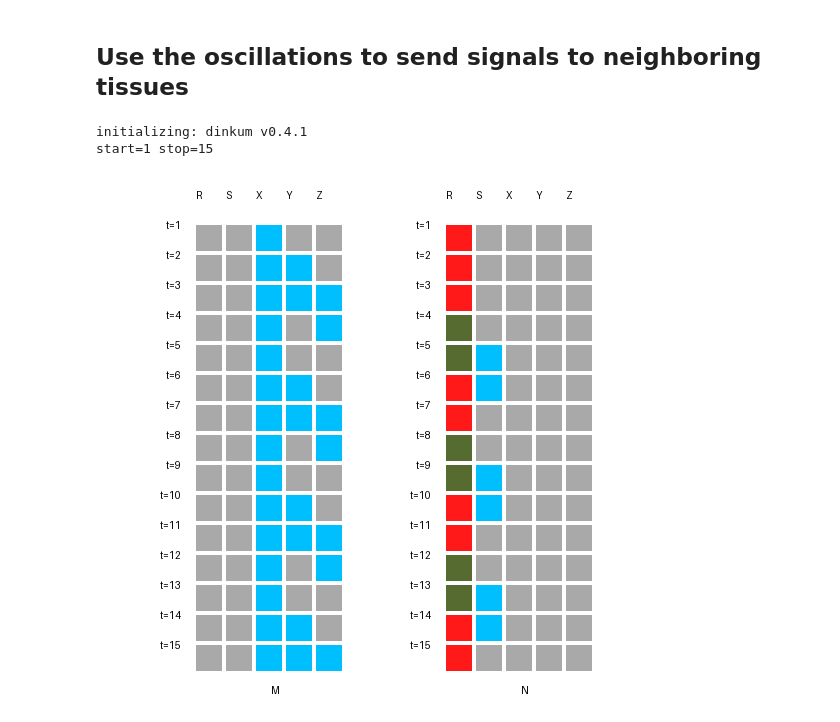
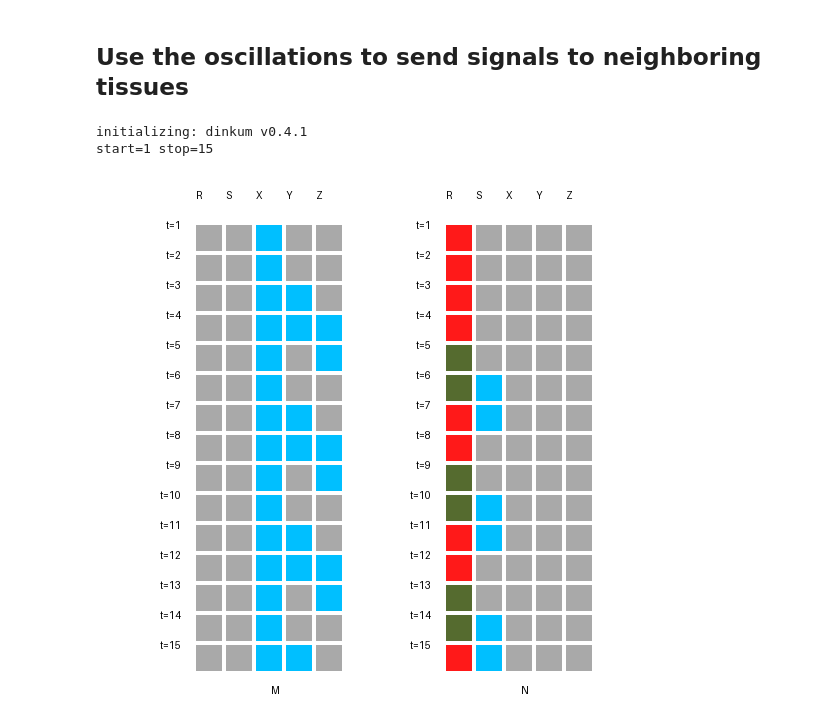
Before and after one commit to dinkum-bio/dinkum, a Jupyter notebook: notebooks/2-simple-oscillation.ipynb, the cells around one changed output. Saved outputs shown, nothing was run; the diff lists cells and outputs as text; code cells hidden in the pictures.

```diff
--- a/notebooks/2-simple-oscillation.ipynb
+++ b/notebooks/2-simple-oscillation.ipynb
@@ -31,30 +31,31 @@ start=1 stop=20
 # %%
 dinkum.reset()
 
 x = Gene(name='X')
 y = Gene(name='Y')
 z = Ligand(name='Z')
 r = Receptor(name='R', ligand=z)
 s = Gene(name='S')
 
 m = Tissue(name='M')
 n = Tissue(name='N')
 
 n.add_neighbor(neighbor=m)
 
 x.is_present(where=m, start=1)
 
 # now define a regulatory relationship that will be active in M:
-y.and_not(activator=x, repressor=z, delay=1)
+y.and_not(activator=x, repressor=y, delay=2)
 z.activated_by(source=y)
 
 # and set up the receptor etc in N
 r.is_present(where=n, start=1)
+
 s.activated_by(source=r)
 
 # run for 15 ticks (1 to 15)
 dinkum.run_and_display(stop=15)
 # %% [output]
 initializing: dinkum v0.4.1
 start=1 stop=15
-[figure, old version]
+[figure, new version]
```
Also changed, not shown: 3 other files.
